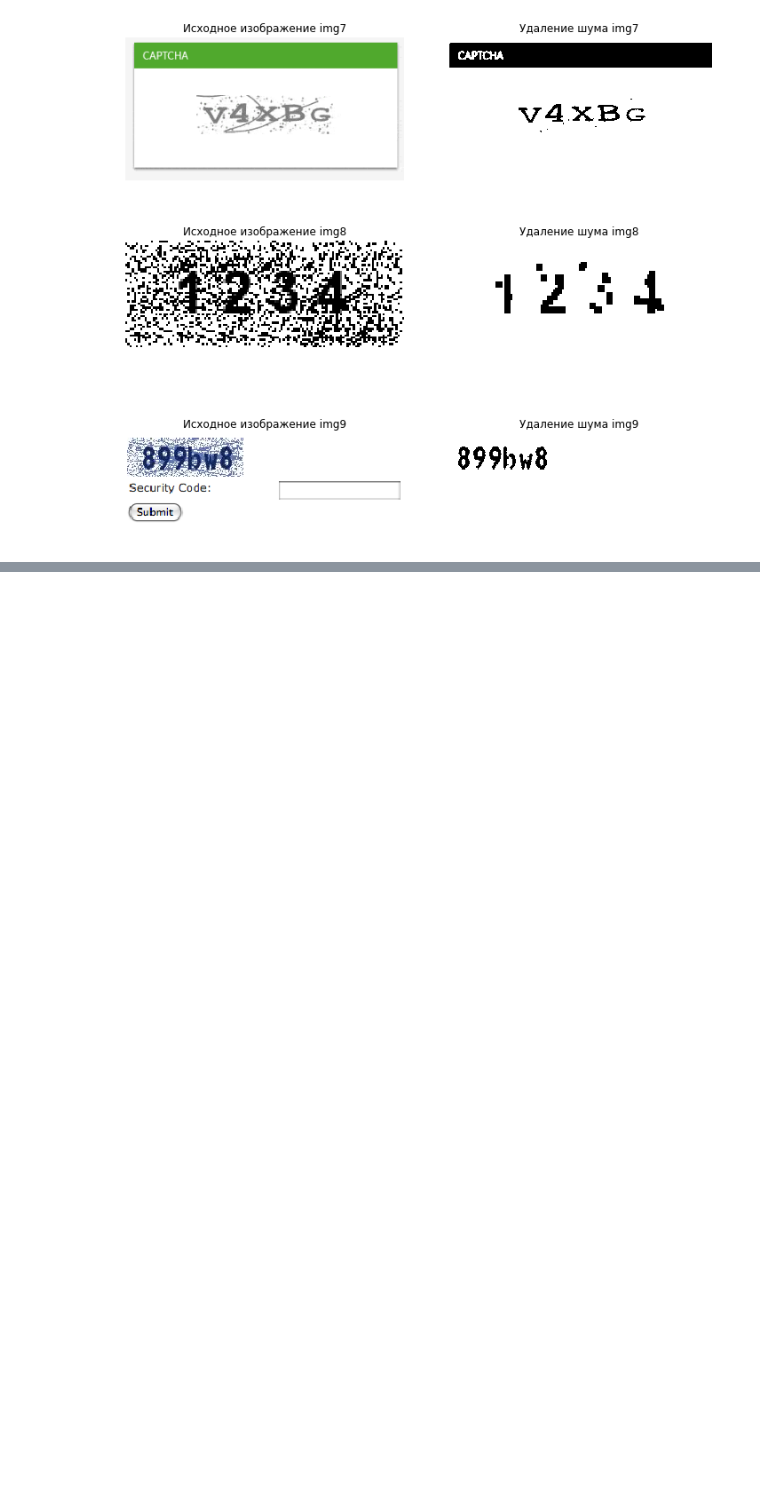
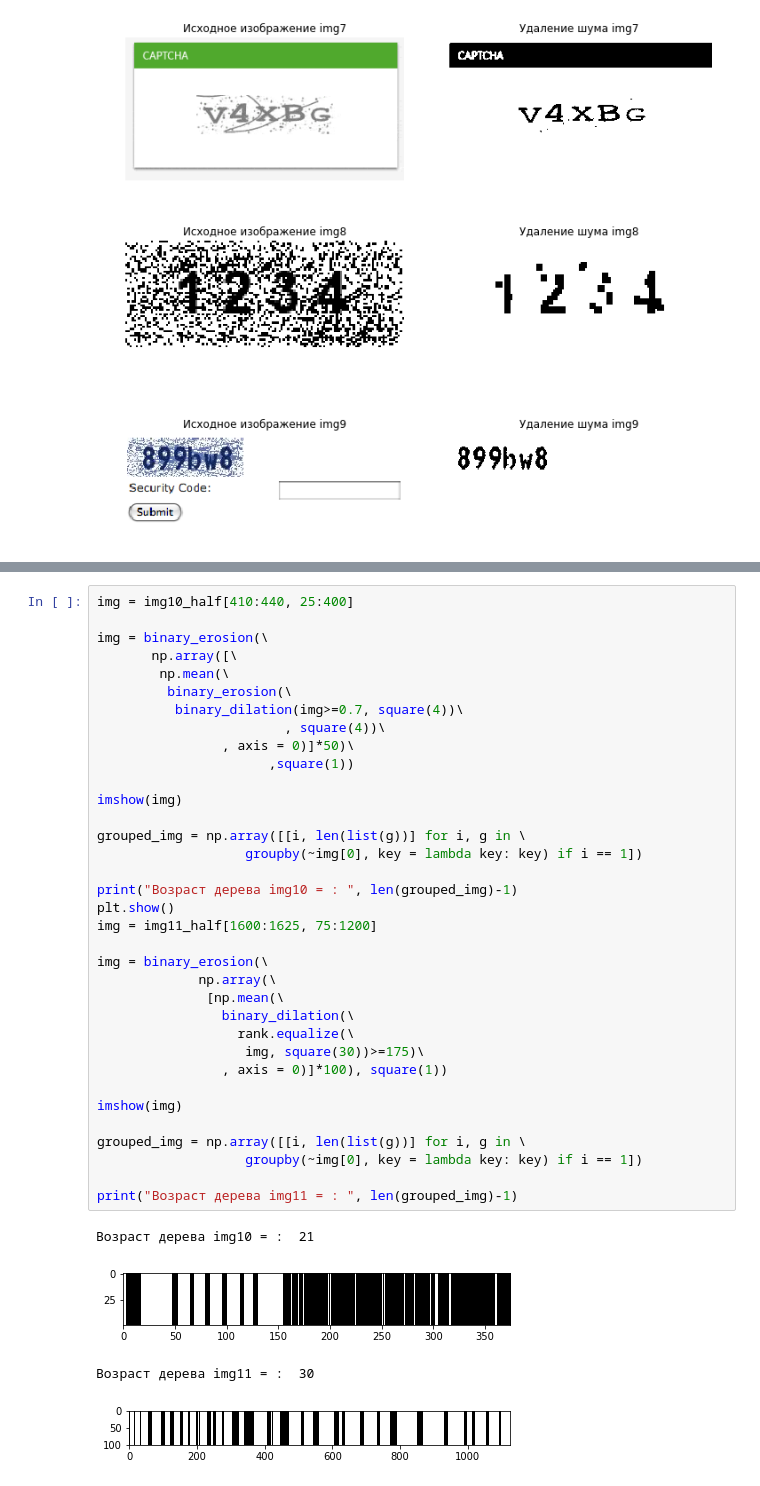
Before and after one commit to MargoBabaylova/MAPI, a Jupyter notebook: IMAGE-Margo-LR4/IMAGE-Margo-lr4.ipynb, the cells around one changed output, grey strips where cells are left out. Cells and saved outputs as stored; diff of their text form; blank space fills up the shorter version.

```diff
--- a/IMAGE-Margo-LR4/IMAGE-Margo-lr4.ipynb
+++ b/IMAGE-Margo-LR4/IMAGE-Margo-lr4.ipynb
@@ -178,0 +218,40 @@ plt.show()
+# %%
+img = img10_half[410:440, 25:400]
+
+img = binary_erosion(\
+       np.array([\
+        np.mean(\
+         binary_erosion(\
+          binary_dilation(img>=0.7, square(4))\
+                        , square(4))\
+                , axis = 0)]*50)\
+                      ,square(1))
+
+imshow(img)
+
+grouped_img = np.array([[i, len(list(g))] for i, g in \
+                   groupby(~img[0], key = lambda key: key) if i == 1])
+
+print("Возраст дерева img10 = : ", len(grouped_img)-1)
+plt.show()
+img = img11_half[1600:1625, 75:1200]
+
+img = binary_erosion(\
+             np.array(\
+              [np.mean(\
+                binary_dilation(\
+                  rank.equalize(\
+                   img, square(30))>=175)\
+                , axis = 0)]*100), square(1))
+
+imshow(img)
+
+grouped_img = np.array([[i, len(list(g))] for i, g in \
+                   groupby(~img[0], key = lambda key: key) if i == 1])
+
+print("Возраст дерева img11 = : ", len(grouped_img)-1)
+# %% [output]
+Возраст дерева img10 = :  21
+[figure, added]
+Возраст дерева img11 = :  30
+[figure, added]
```
Also changed, not shown: parts of 5 cells of this notebook, 11 other files.
